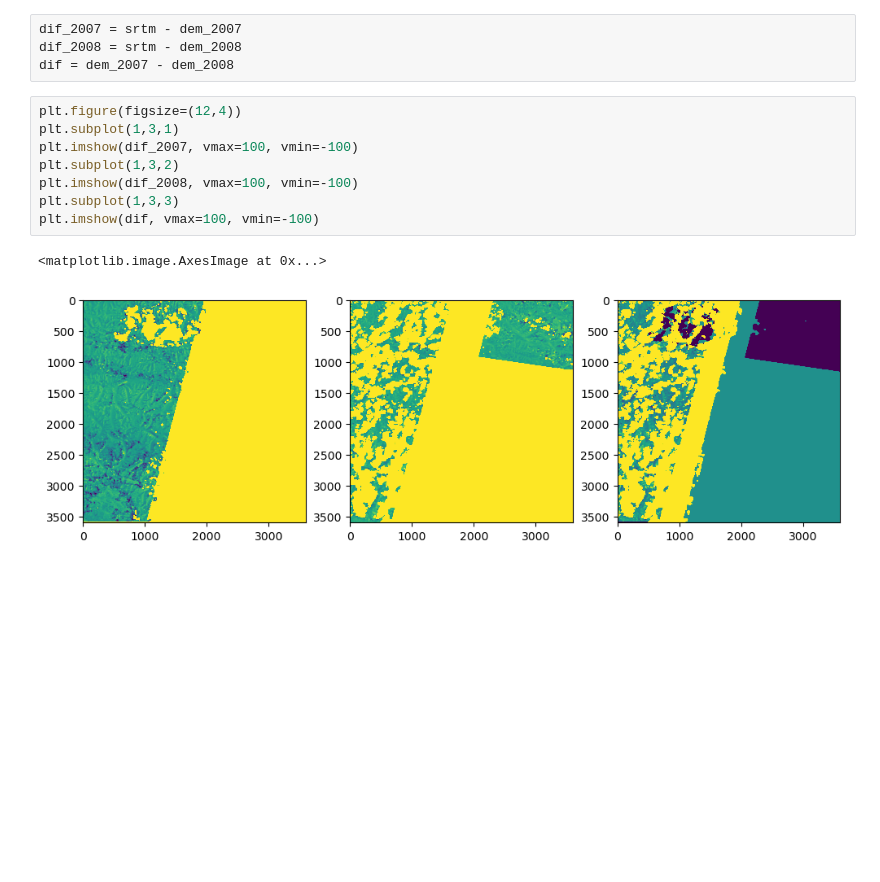
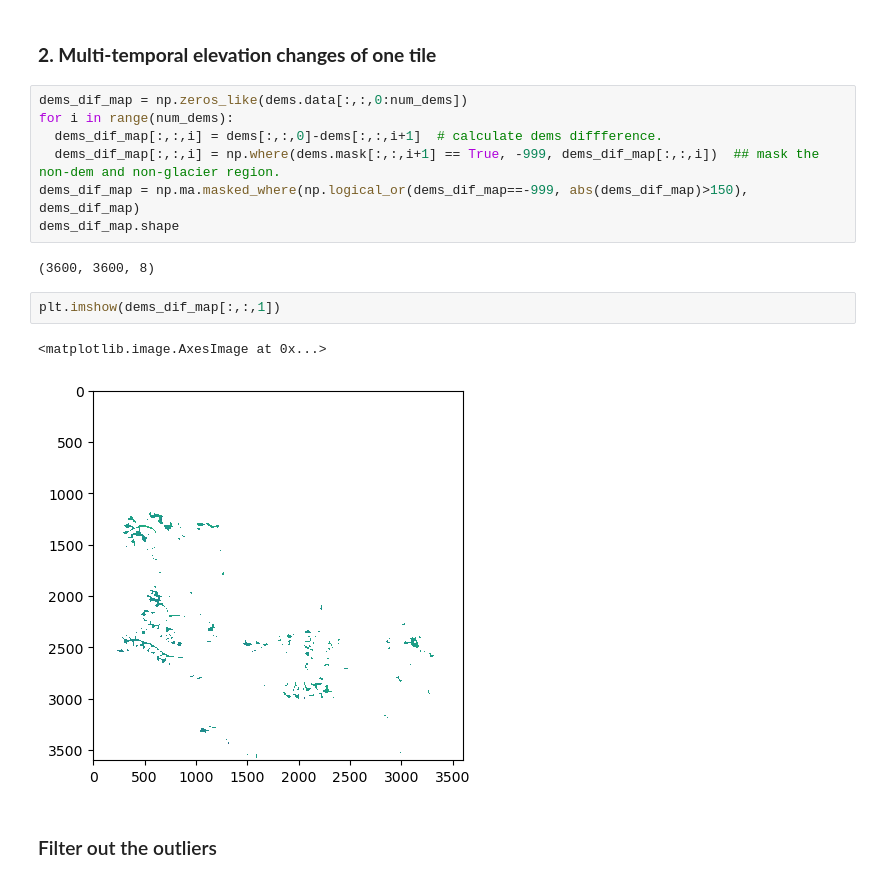
Before and after one commit to xinluo2018/Glacier-in-SETP, a Jupyter notebook: notebooks/elev_change_dems.ipynb, the cells around one changed output. Saved outputs shown, nothing was run; the diff lists cells and outputs as text; blank space fills up the shorter version.

```diff
--- a/notebooks/elev_change_dems.ipynb
+++ b/notebooks/elev_change_dems.ipynb
@@ -98,15 +67,18 @@ Text(0.5, 1.0, 'aster dem 2009')
-# %%
-dif_2007 = srtm - dem_2007
-dif_2008 = srtm - dem_2008
-dif = dem_2007 - dem_2008
-# %%
-plt.figure(figsize=(12,4))
-plt.subplot(1,3,1)
-plt.imshow(dif_2007, vmax=100, vmin=-100)
-plt.subplot(1,3,2)
-plt.imshow(dif_2008, vmax=100, vmin=-100)
-plt.subplot(1,3,3)
-plt.imshow(dif, vmax=100, vmin=-100)
-# %% [output]
-<matplotlib.image.AxesImage at 0x...>
-[figure, removed]
+# %% [markdown]
+### **2. Multi-temporal elevation changes of one tile**
+# %%
+dems_dif_map = np.zeros_like(dems.data[:,:,0:num_dems])
+for i in range(num_dems):
+  dems_dif_map[:,:,i] = dems[:,:,0]-dems[:,:,i+1]  # calculate dems diffference.
+  dems_dif_map[:,:,i] = np.where(dems.mask[:,:,i+1] == True, -999, dems_dif_map[:,:,i])  ## mask the non-dem and non-glacier region.
+dems_dif_map = np.ma.masked_where(np.logical_or(dems_dif_map==-999, abs(dems_dif_map)>150), dems_dif_map)
+dems_dif_map.shape
+# %% [output]
+(3600, 3600, 8)
+# %%
+plt.imshow(dems_dif_map[:,:,1])
+# %% [output]
+<matplotlib.image.AxesImage at 0x...>
+[figure, added]
+# %% [markdown]
+### Filter out the outliers
```
Also changed, not shown: parts of 18 cells of this notebook, 18 other files.
